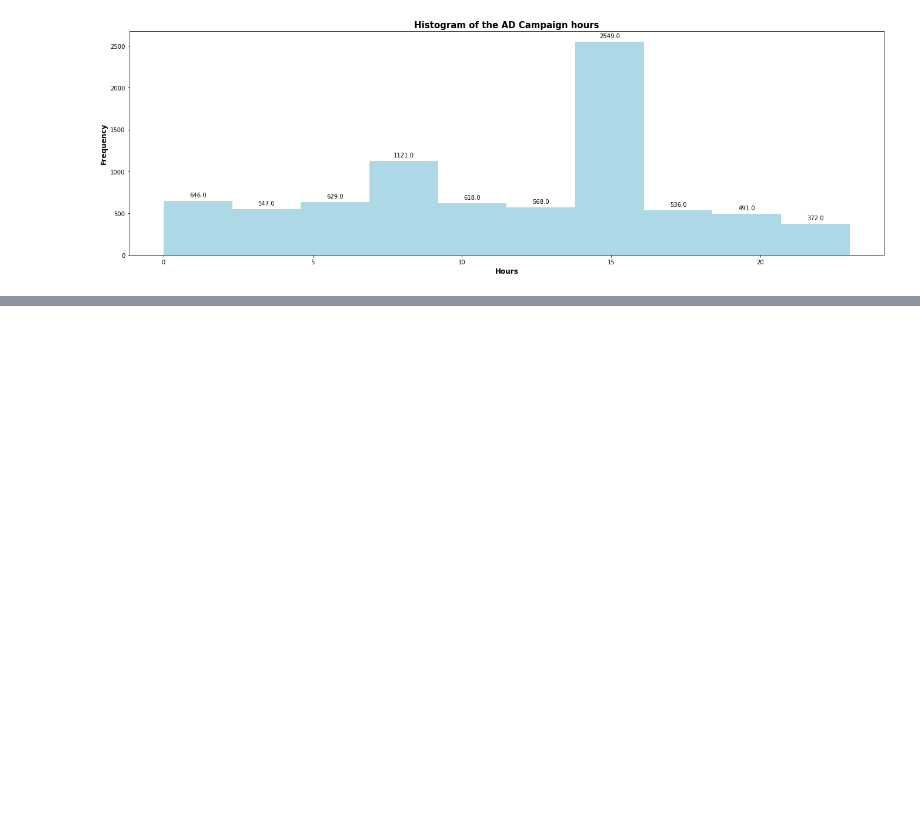
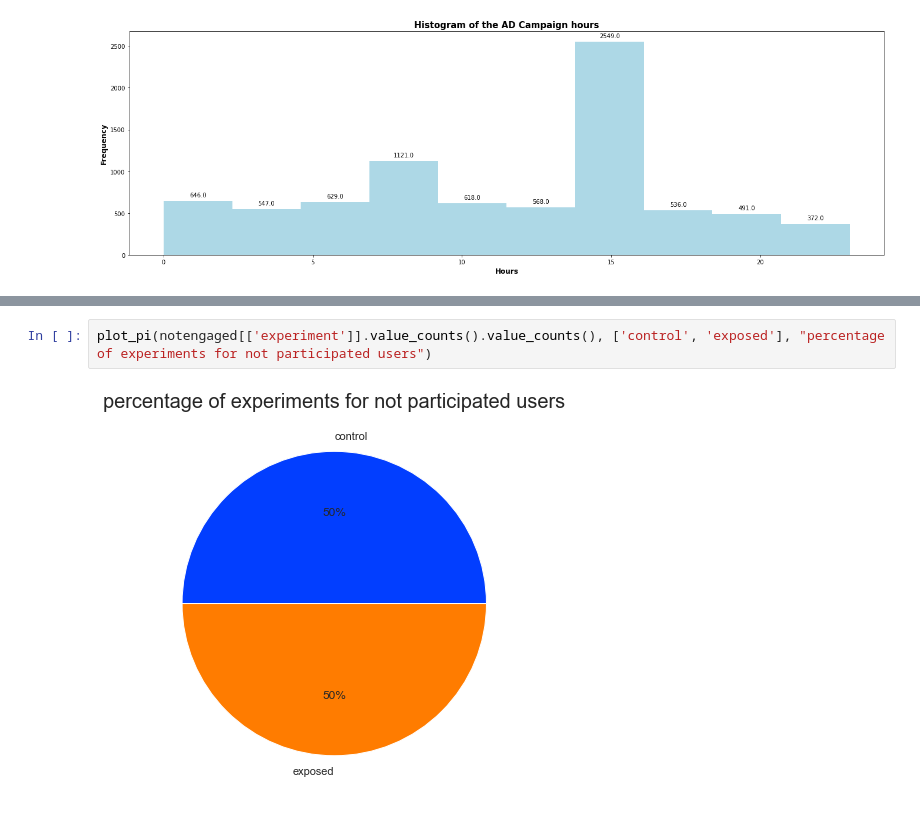
Before and after one commit to yonamg/Ad-campaign-performance, a Jupyter notebook: notebooks/ABtest_Overviews.ipynb, the cells around one changed output, grey strips where cells are left out. Saved outputs shown, nothing was run; the diff lists cells and outputs as text; blank space fills up the shorter version.

```diff
--- a/notebooks/ABtest_Overviews.ipynb
+++ b/notebooks/ABtest_Overviews.ipynb
@@ -191,0 +188,4 @@ plot_pi(notengaged[['experiment']].value_counts(), ['control', 'exposed'], "perc
+# %%
+plot_pi(notengaged[['experiment']].value_counts().value_counts(), ['control', 'exposed'], "percentage of experiments for not participated users")
+# %% [output]
+[figure, added]
```
Also changed, not shown: parts of 23 cells of this notebook.
